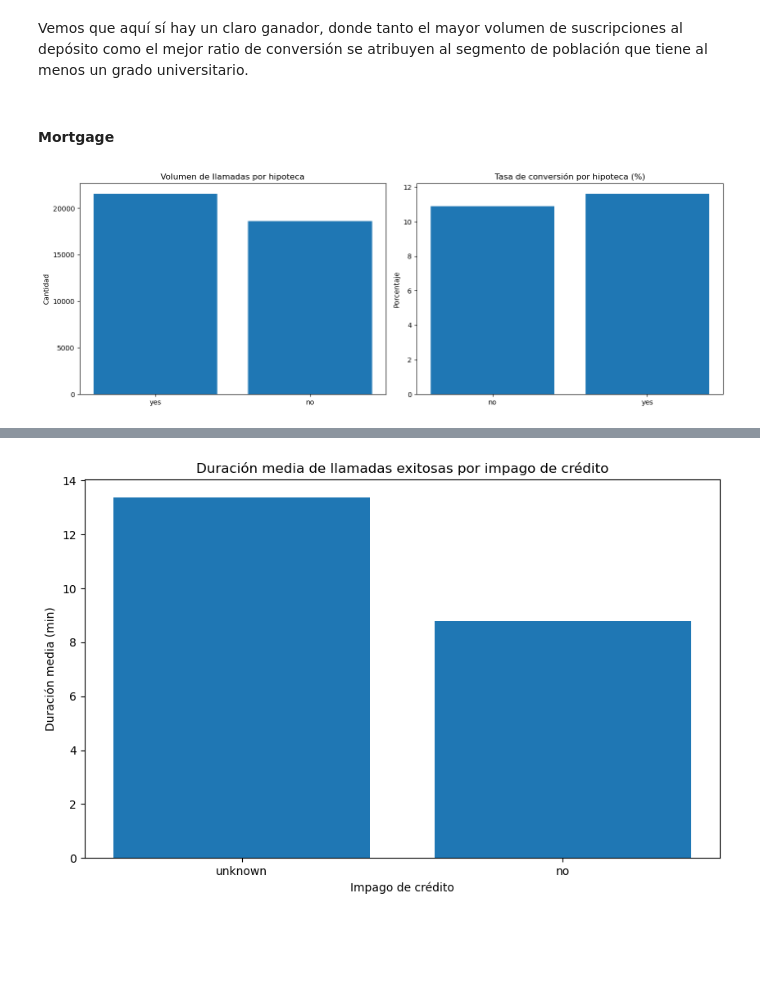
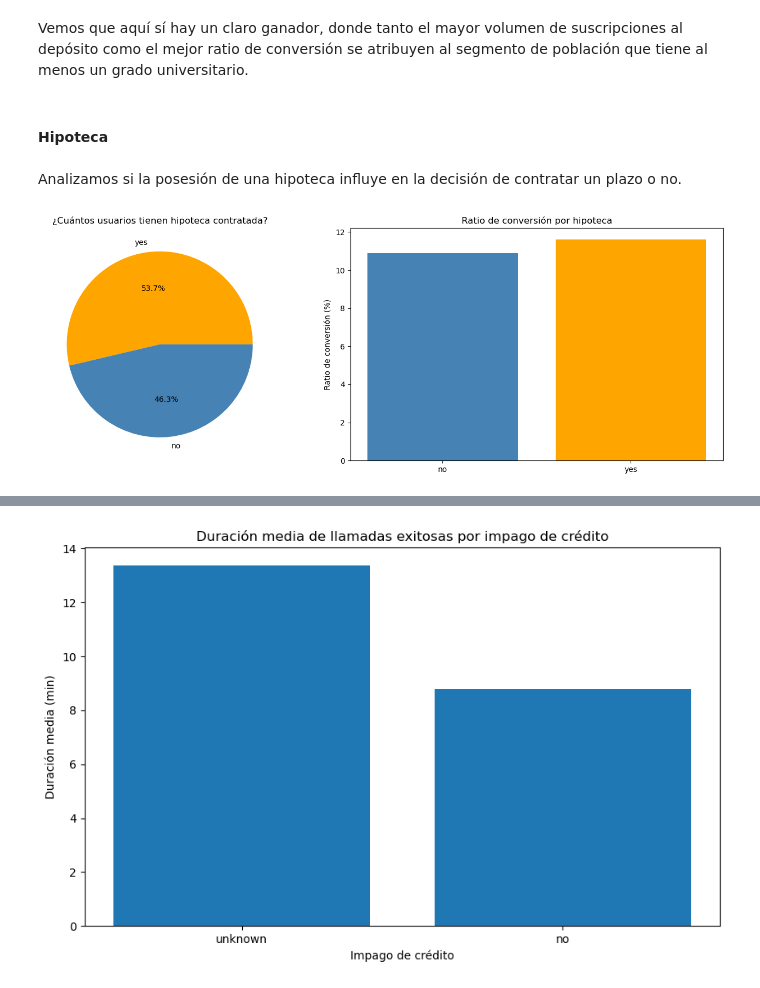
Before and after one commit to arnausans23/data-analytics-tfm, a Jupyter notebook: 1_analisis_datos_v2.ipynb, the cells around one changed output, grey strips where cells are left out. Drawn from its saved outputs; the diff is of its cells as text; code cells hidden in the pictures; blank space fills up the shorter version.

```diff
--- a/1_analisis_datos_v2.ipynb
+++ b/1_analisis_datos_v2.ipynb
@@ -329,7 +334,8 @@ df_clean = df_clean.rename(columns={'y':'result',
                                     'default':'credit_default',
                                     'campaign':'number_of_contacts',
                                     'cons.conf.idx':'cons_conf_idx',
-                                    'cons.price.idx':'cons_price_idx'})
+                                    'cons.price.idx':'cons_price_idx',
+                                    'contact':'device'})
 df_clean.columns
 # %% [output]
 Index(['age', 'job', 'marital', 'education', 'credit_default', 'mortgage',
@@ -347,3 +369,7 @@ df_clean['duration'] = (df_clean['duration'] / 60).round(2)
+# %%
+# Crear grupos de edad en df_clean_no_outliers
+df_clean['age_group'] = pd.cut(df_clean['age'], bins=[0, 30, 50, 100],
+                                            labels=['18-30', '31-50', '51+'])
 # %% [markdown]
 #### **1.3.3.2. Limpieza de duplicados**
 # %% [markdown]
@@ -782,26 +831,29 @@ plt.show()
 # %% [markdown]
 Vemos que aquí sí hay un claro ganador, donde tanto el mayor volumen de suscripciones al depósito como el mejor ratio de conversión se atribuyen al segmento de población que tiene al menos un grado universitario.
 # %% [markdown]
-#### **Mortgage**
+#### **Hipoteca**
+# %% [markdown]
+Analizamos si la posesión de una hipoteca influye en la decisión de contratar un plazo o no.
 # %%
 # Filtrar sin unknown
-df_mortgage = df_clean[df_clean['mortgage'] != 'unknown']
+df_mortgage = df_clean
 
 fig, axes = plt.subplots(1, 2, figsize=(14, 5))
 
-# Volumen total por hipoteca
+# Pie chart de distribución de hipoteca
 mortgage_counts = df_mortgage['mortgage'].value_counts()
-axes[0].bar(mortgage_counts.index, mortgage_counts.values)
-axes[0].set_title('Volumen de llamadas por hipoteca')
-axes[0].set_ylabel('Cantidad')
+colors_pie = ['orange' if i == mortgage_counts.idxmax() else 'steelblue' for i in mortgage_counts.index]
+axes[0].pie(mortgage_counts, labels=mortgage_counts.index, autopct='%1.1f%%', colors=colors_pie)
+axes[0].set_title('¿Cuántos usuarios tienen hipoteca contratada?')
 
 # Tasa de conversión por hipoteca
 conversion = df_mortgage.groupby('mortgage')['result'].apply(lambda x: (x == 'yes').mean() * 100)
-axes[1].bar(conversion.index, conversion.values)
-axes[1].set_title('Tasa de conversión por hipoteca (%)')
-axes[1].set_ylabel('Porcentaje')
+colors_conv = ['orange' if v == conversion.max() else 'steelblue' for v in conversion.values]
+axes[1].bar(conversion.index, conversion.values, color=colors_conv)
+axes[1].set_title('Ratio de conversión por hipoteca')
+axes[1].set_ylabel('Ratio de conversión (%)')
 
 plt.tight_layout()
 plt.show()
 # %% [output]
-[figure, old version]
+[figure, new version]
```
Also changed, not shown: parts of 51 cells of this notebook.
